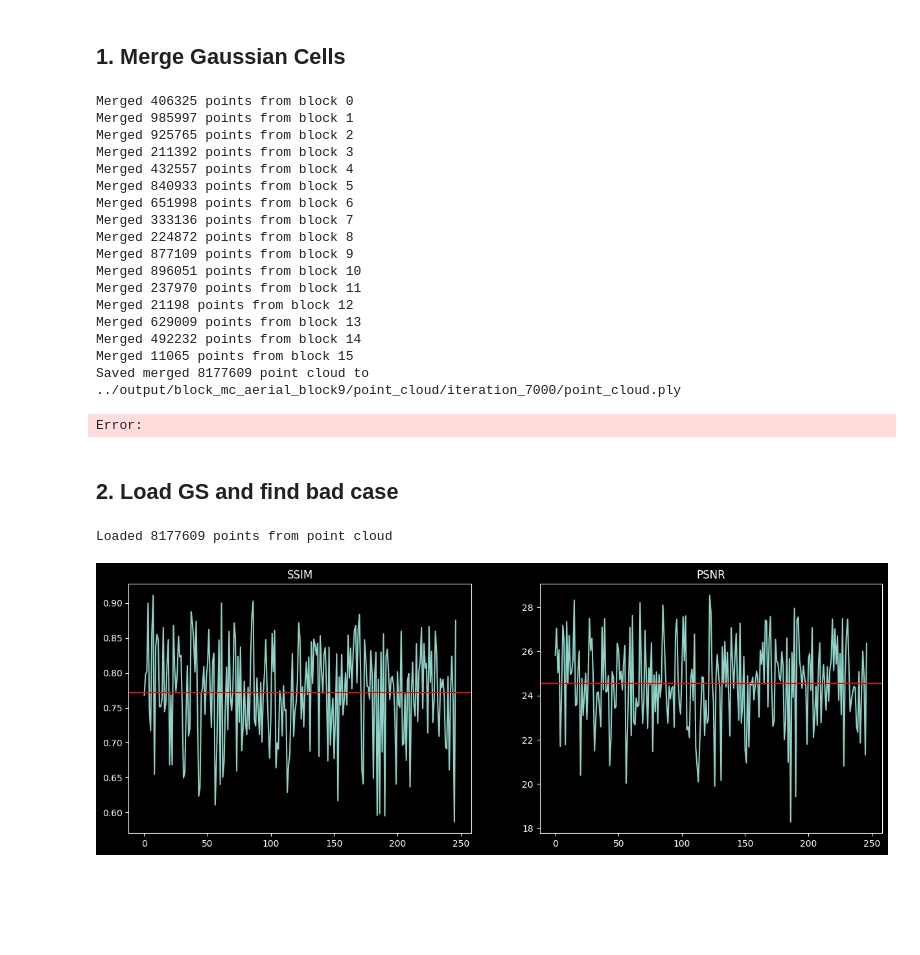
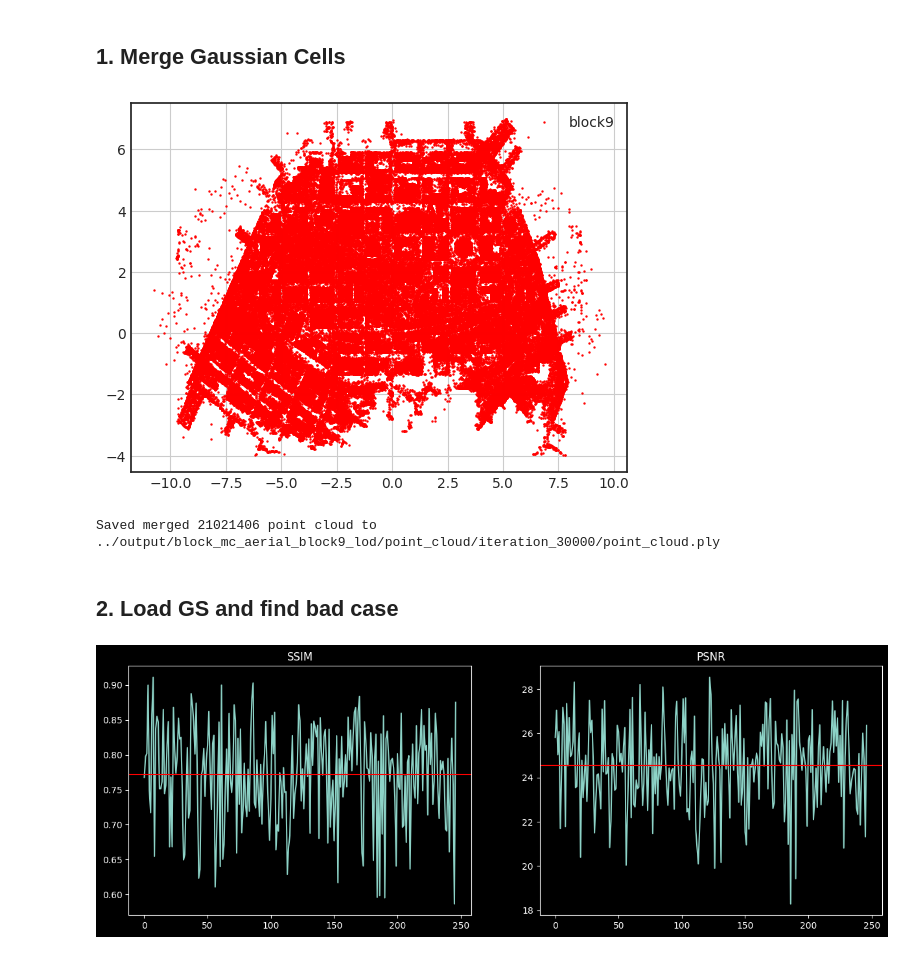
Before and after one commit to DekuLiuTesla/CityGaussian, a Jupyter notebook: notebooks/merge_analysis_mc.ipynb, the cells around one changed output. Cells and saved outputs as stored; diff of their text form; code cells hidden in the pictures; blank space fills up the shorter version.

Commit message:
added cell merging and result vis

```diff
--- a/notebooks/merge_analysis_mc.ipynb
+++ b/notebooks/merge_analysis_mc.ipynb
@@ -51,7 +76,7 @@ def readImages(renders_dir, gt_dir):
 # %%
-config = '../config/block_mc_aerial_block9.yaml'
-out_dir = '../output/block_mc_aerial_block9'
-iteration = 7_000
+config = '../config/block_mc_aerial_block9_lod.yaml'
+out_dir = '../output/block_mc_aerial_block9_lod'
+iteration = 30_000
 
 with open(config) as f:
     cfg = yaml.load(f, Loader=yaml.FullLoader)
@@ -66,68 +91,65 @@ lp.model_path = os.path.join("../output/", config_name)
 # %%
 merged_gaussians = GaussianModel(lp.sh_degree)
 with torch.no_grad():
     for idx in range(16):
         gaussians = GaussianModel(lp.sh_degree)
         try:
-            gaussians.load_ply(os.path.join(out_dir, "point_cloud_blocks/blocks", str(idx),
+            gaussians.load_ply(os.path.join(out_dir+f"_cell{idx}", "point_cloud_blocks", str(idx),
                                             "iteration_" + str(iteration),
                                             "point_cloud.ply"))
         except:
-            gaussians.load_ply(os.path.join(out_dir, "point_cloud_blocks/blocks", str(idx),
+            gaussians.load_ply(os.path.join(out_dir+f"_cell{idx}", "point_cloud_blocks", str(idx),
                                             "iteration_" + str(1),
                                             "point_cloud.ply"))
 
+        # plt.figure()
+        # plt.style.use('seaborn-white')
+        # plt.scatter(gaussians.get_xyz[::100, 0].detach().cpu(), gaussians.get_xyz[::100, 1].detach().cpu(), s=0.5, c='r', label=f'cell-{idx}')
+        # plt.legend()
+        # plt.grid(True)
+        # plt.show()
+
         if len(merged_gaussians._xyz) == 0:
-            merged_gaussians._xyz = gaussians._xyz
+            merged_gaussians._xyz = gaussians.get_xyz
             merged_gaussians._features_dc = gaussians._features_dc
             merged_gaussians._features_rest = gaussians._features_rest
             merged_gaussians._scaling = gaussians._scaling
             merged_gaussians._rotation = gaussians._rotation
             merged_gaussians._opacity = gaussians._opacity
             merged_gaussians.max_radii2D = gaussians.max_radii2D
         else:
-            merged_gaussians._xyz = torch.cat([merged_gaussians._xyz, gaussians._xyz], dim=0)
+            merged_gaussians._xyz = torch.cat([merged_gaussians._xyz, gaussians.get_xyz], dim=0)
             merged_gaussians._features_dc = torch.cat([merged_gaussians._features_dc, gaussians._features_dc], dim=0)
             merged_gaussians._features_rest = torch.cat([merged_gaussians._features_rest, gaussians._features_rest], dim=0)
             merged_gaussians._scaling = torch.cat([merged_gaussians._scaling, gaussians._scaling], dim=0)
             merged_gaussians._rotation = torch.cat([merged_gaussians._rotation, gaussians._rotation], dim=0)
             merged_gaussians._opacity = torch.cat([merged_gaussians._opacity, gaussians._opacity], dim=0)
             merged_gaussians.max_radii2D = torch.cat([merged_gaussians.max_radii2D, gaussians.max_radii2D], dim=0)
 
         print(f"Merged {len(gaussians.get_xyz)} points from block {idx}")
 
-save_path = os.path.join(out_dir, "point_cloud", "iteration_" + str(iteration), "point_cloud.ply")
-merged_gaussians.save_ply(save_path)
-print(f"Saved merged {len(merged_gaussians.get_xyz)} point cloud to {save_path}")
+plt.figure()
+plt.style.use('seaborn-white')
+plt.scatter(merged_gaussians.get_xyz[::100, 0].detach().cpu(), merged_gaussians.get_xyz[::100, 1].detach().cpu(), s=0.5, c='r', label='block9')
+plt.legend()
+plt.grid(True)
+plt.show()
 # %% [output]
-Merged 406325 points from block 0
-Merged 985997 points from block 1
-Merged 925765 points from block 2
-Merged 211392 points from block 3
-Merged 432557 points from block 4
-Merged 840933 points from block 5
-Merged 651998 points from block 6
-Merged 333136 points from block 7
-Merged 224872 points from block 8
-Merged 877109 points from block 9
-Merged 896051 points from block 10
-Merged 237970 points from block 11
-Merged 21198 points from block 12
-Merged 629009 points from block 13
-Merged 492232 points from block 14
-Merged 11065 points from block 15
-Saved merged 8177609 point cloud to ../output/block_mc_aerial_block9/point_cloud/iteration_7000/point_cloud.ply
-Error:
+[figure, added]
+# %%
+save_path = os.path.join(out_dir, "point_cloud", "iteration_" + str(iteration), "point_cloud.ply")
+merged_gaussians.save_ply(save_path)
+print(f"Saved merged {len(merged_gaussians.get_xyz)} point cloud to {save_path}")
+# %% [output]
+Saved merged 21021406 point cloud to ../output/block_mc_aerial_block9_lod/point_cloud/iteration_30000/point_cloud.ply
 # %% [markdown]
 ## 2. Load GS and find bad case
 # %%
 gaussians = GaussianModel(lp.sh_degree)
 gaussians.load_ply(os.path.join(out_dir, "point_cloud",
-                                "iteration_" + str(7000),
+                                "iteration_" + str(30000),
                                 "point_cloud.ply"))
 print(f"Loaded {len(gaussians.get_xyz)} points from point cloud")
-# %% [output]
-Loaded 8177609 points from point cloud
 # %%
 from utils.loss_utils import ssim
 from lpipsPyTorch import lpips
```
Also changed, not shown: parts of 2 cells of this notebook, 1 other file.
